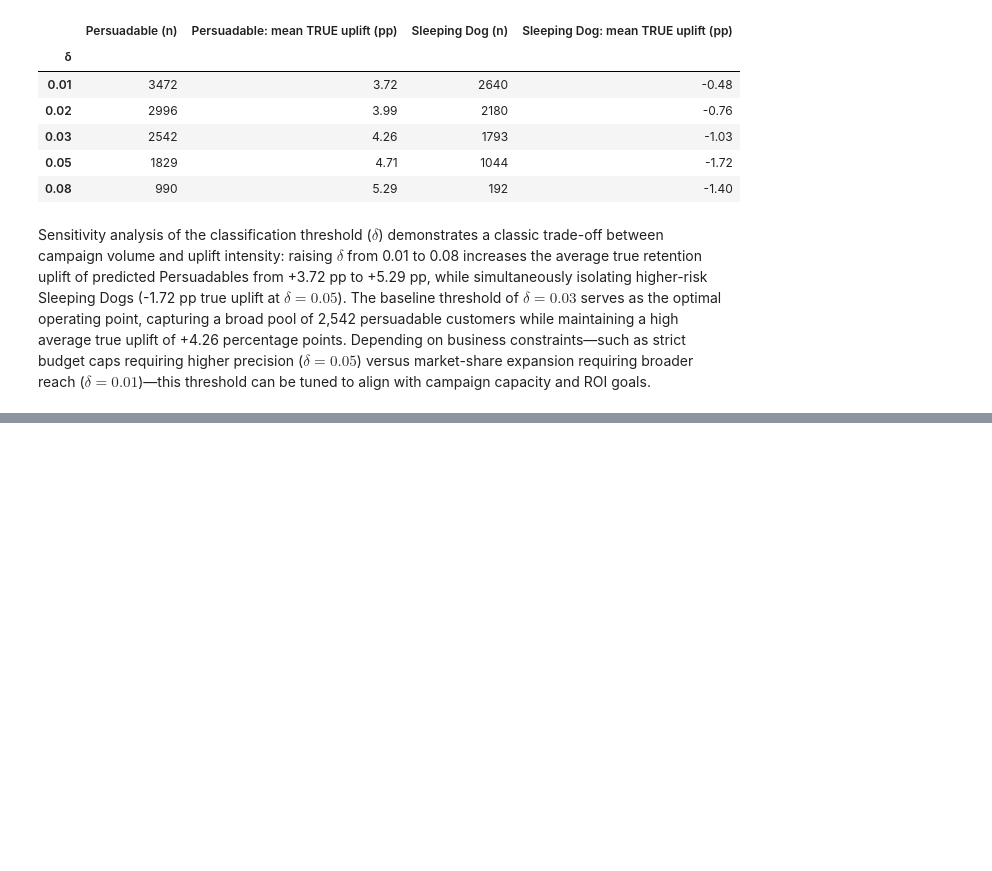
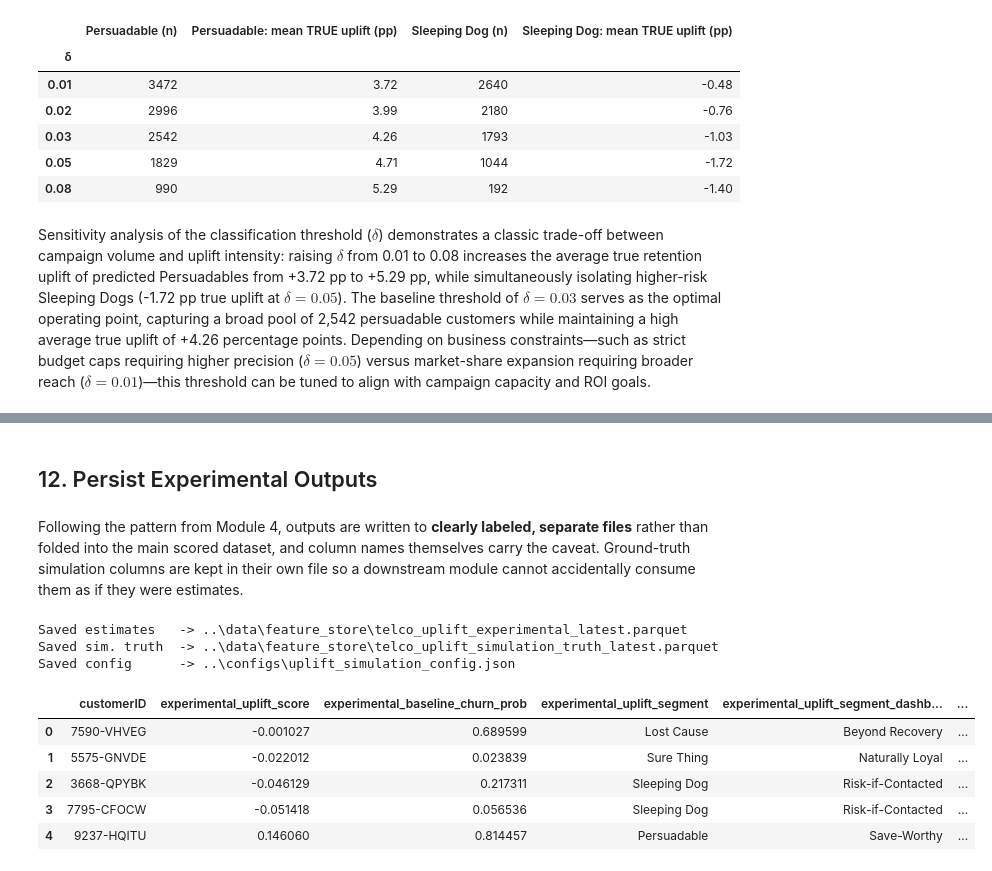
Before and after one commit to danielowuor/Customer-Retention-Intelligence-System, a Jupyter notebook: notebooks/05_uplift_modeling.ipynb, the cells around one changed output, grey strips where cells are left out. Saved outputs shown, nothing was run; the diff lists cells and outputs as text; code cells hidden in the pictures; blank space fills up the shorter version.

```diff
--- a/notebooks/05_uplift_modeling.ipynb
+++ b/notebooks/05_uplift_modeling.ipynb
@@ -811,0 +925,64 @@ Sensitivity analysis of the classification threshold ($\delta$) demonstrates a c
+# %% [markdown]
+## 12. Persist Experimental Outputs
+# %% [markdown]
+Following the pattern from Module 4, outputs are written to **clearly labeled, separate files** rather than folded into the main scored dataset, and column names themselves carry the caveat. Ground-truth simulation columns are kept in their own file so a downstream module cannot accidentally consume them as if they were estimates.
+# %%
+uplift_out = pd.DataFrame({
+    "customerID": df["customerID"].values,
+    "experimental_uplift_score": uplift_oof,                    # estimated churn-probability reduction if contacted
+    "experimental_baseline_churn_prob": base_risk_oof,           # estimated no-offer churn risk
+    "experimental_uplift_segment": segment.values,
+    "experimental_uplift_segment_dashboard_label": segment.map(DASHBOARD_LABELS).values,
+    "uplift_is_synthetic_simulation": True,
+})
+
+truth_out = pd.DataFrame({
+    "customerID": df["customerID"].values,
+    "sim_treatment_assigned": W,
+    "sim_observed_churn": Y,
+    "sim_true_uplift": tau_true,
+    "sim_true_stratum": true_stratum,
+    "sim_save_probability": save_prob,
+    "sim_backfire_probability": backfire_prob,
+})
+
+stamp = date.today().isoformat()
+uplift_out.to_parquet(FEATURE_STORE_DIR / f"telco_uplift_experimental_{stamp}.parquet", index=False)
+uplift_out.to_parquet(FEATURE_STORE_DIR / "telco_uplift_experimental_latest.parquet", index=False)
+truth_out.to_parquet(FEATURE_STORE_DIR / f"telco_uplift_simulation_truth_{stamp}.parquet", index=False)
+truth_out.to_parquet(FEATURE_STORE_DIR / "telco_uplift_simulation_truth_latest.parquet", index=False)
+
+config = {
+    "status": "experimental / future work (proposal Section 15); outputs derive from a SIMULATED pilot",
+    "created": stamp,
+    "random_seed": RANDOM_SEED,
+    "baseline_churn_risk": "Module 3 calibrated churn_probability",
+    "save_probability": "sigmoid(a + 0.6*price_gap - kappa*z_risk), clipped [0.01, 0.80]; a solved so mean = 0.22",
+    "price_gap": "z(MonthlyCharges) - 0.6*z(services_count)",
+    "backfire_probability": "sigmoid(-4.2 + 0.7*TwoYear + 0.3*z(tenure) - 0.2*z(services_count)), clipped [0.002, 0.10]",
+    "primary_divergence_kappa": PRIMARY_DIVERGENCE,
+    "assignment": "randomized, P(W=1)=0.5",
+    "uplift_sign_convention": "uplift = reduction in churn probability if contacted (positive = offer helps)",
+    "primary_learner": PRIMARY_LEARNER,
+    "learner_selection_rule": f"one-standard-error rule on mean Qini AUC across {N_SEEDS_SELECTION} simulated pilots: simplest learner within 1 paired SE of the best; complexity order = {COMPLEXITY_ORDER}",
+    "segment_delta_practical_significance": DELTA,
+    "segment_baseline_risk_cutoff": float(risk_cut),
+    "dashboard_labels": DASHBOARD_LABELS,
+}
+with open(CONFIGS_DIR / "uplift_simulation_config.json", "w") as f:
+    json.dump(config, f, indent=2)
+
+print("Saved estimates   ->", FEATURE_STORE_DIR / "telco_uplift_experimental_latest.parquet")
+print("Saved sim. truth  ->", FEATURE_STORE_DIR / "telco_uplift_simulation_truth_latest.parquet")
+print("Saved config      ->", CONFIGS_DIR / "uplift_simulation_config.json")
+uplift_out.head()
+# %% [output]
+Saved estimates   -> ..\data\feature_store\telco_uplift_experimental_latest.parquet
+Saved sim. truth  -> ..\data\feature_store\telco_uplift_simulation_truth_latest.parquet
+Saved config      -> ..\configs\uplift_simulation_config.json
+|  | customerID | experimental_uplift_score | experimental_baseline_churn_prob | experimental_uplift_segment | experimental_uplift_segment_dashb... | ... |
+| 0 | 7590-VHVEG | -0.001027 | 0.689599 | Lost Cause | Beyond Recovery | ... |
+| 1 | 5575-GNVDE | -0.022012 | 0.023839 | Sure Thing | Naturally Loyal | ... |
+| 2 | 3668-QPYBK | -0.046129 | 0.217311 | Sleeping Dog | Risk-if-Contacted | ... |
+| 3 | 7795-CFOCW | -0.051418 | 0.056536 | Sleeping Dog | Risk-if-Contacted | ... |
+| 4 | 9237-HQITU | 0.146060 | 0.814457 | Persuadable | Save-Worthy | ... |
```
Also changed, not shown: parts of 10 cells of this notebook, 5 other files.
